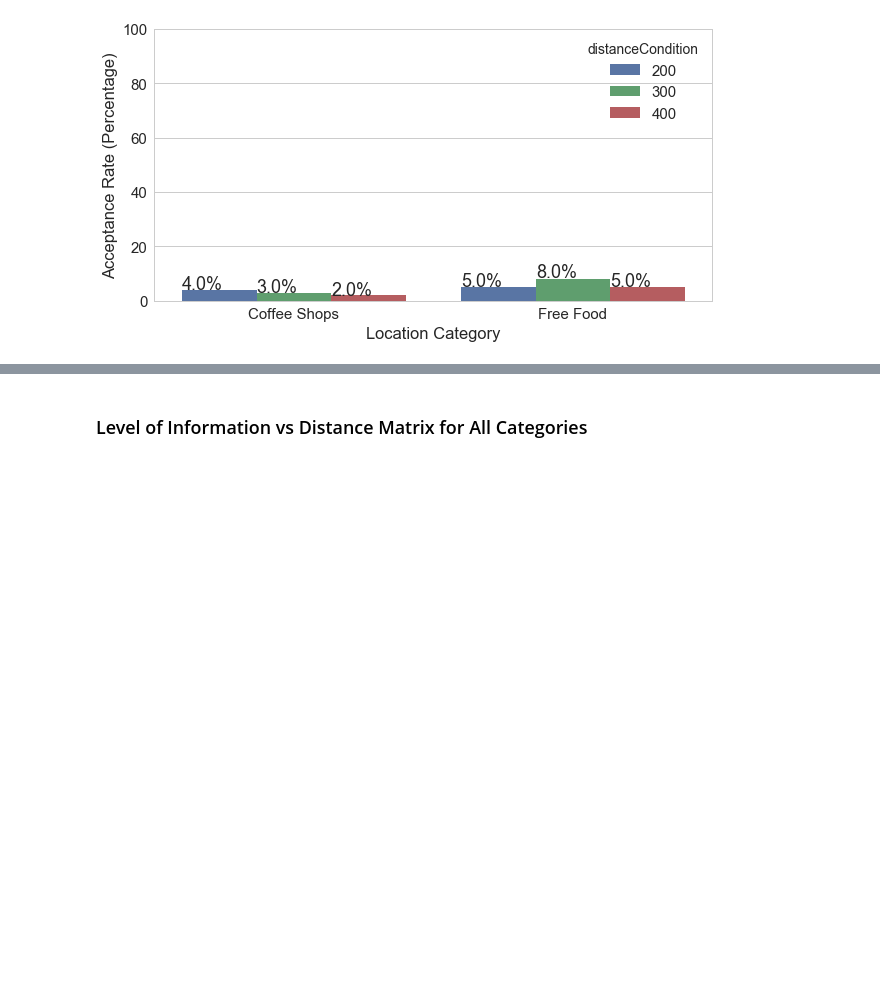
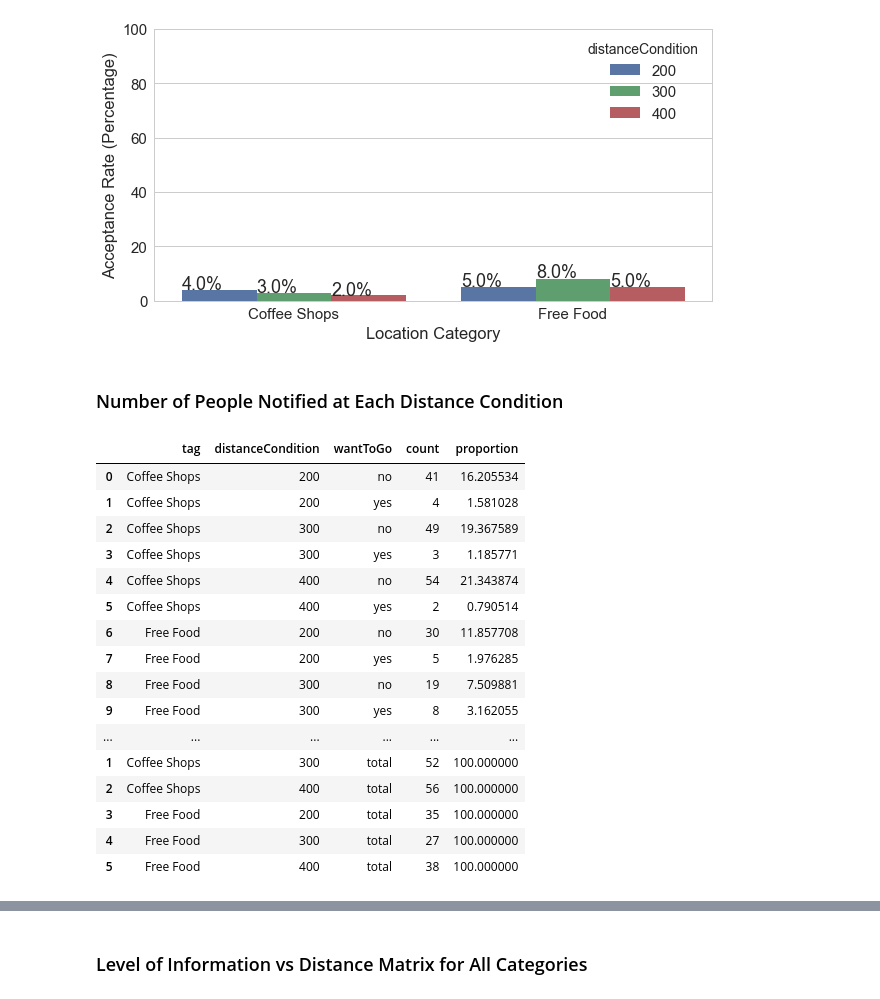
Before and after one commit to NUDelta/les-study-analysis, a Jupyter notebook: expand-exploit-study-analysis.ipynb, the cells around one changed output, grey strips where cells are left out. Cells and saved outputs as stored; diff of their text form; code cells hidden in the pictures; blank space fills up the shorter version.

```diff
--- a/expand-exploit-study-analysis.ipynb
+++ b/expand-exploit-study-analysis.ipynb
@@ -497,3 +548,47 @@ for p in acceptance_cat_dist_bar.patches:
     acceptance_cat_dist_bar.annotate('{}%'.format(p.get_height()), (p.get_x() * 1.001, p.get_height() * 1.1))
 # %% [output]
 [figure]
+# %% [markdown]
+### Number of People Notified at Each Distance Condition
+# %%
+notify_cat_dist_bar_data = deepcopy(acceptance_by_cat_distance)
+notify_cat_dist_bar_data.replace({'tag': {'coffeeshops': 'Coffee Shops', 'food': 'Free Food'}}, inplace=True)
+notify_cat_dist_bar_data['count'] = round(notify_cat_dist_bar_data['count'], 2)
+
+notify_cat_dist_bar_data['tag-dist'] = notify_cat_dist_bar_data['tag'] + '-' + notify_cat_dist_bar_data['distanceCondition']
+
+total_data = []
+for location_condition in list(notify_cat_dist_bar_data['tag-dist'].unique()):
+    tag, distance = location_condition.split('-')
+    sum_count = notify_cat_dist_bar_data[notify_cat_dist_bar_data['tag-dist'] == location_condition]['count'].sum()
+    new_data = {
+        'tag': tag,
+        'distanceCondition': distance,
+        'wantToGo': 'total',
+        'count': sum_count,
+        'proportion': 100.0
+    }
+
+    total_data.append(new_data)
+
+notify_cat_dist_bar_data = notify_cat_dist_bar_data.append(total_data)
+del notify_cat_dist_bar_data['tag-dist']
+notify_cat_dist_bar_data
+# %% [output]
+|  | tag | distanceCondition | wantToGo | count | proportion |
+| 0 | Coffee Shops | 200 | no | 41 | 16.205534 |
+| 1 | Coffee Shops | 200 | yes | 4 | 1.581028 |
+| 2 | Coffee Shops | 300 | no | 49 | 19.367589 |
+| 3 | Coffee Shops | 300 | yes | 3 | 1.185771 |
+| 4 | Coffee Shops | 400 | no | 54 | 21.343874 |
+| 5 | Coffee Shops | 400 | yes | 2 | 0.790514 |
+| 6 | Free Food | 200 | no | 30 | 11.857708 |
+| 7 | Free Food | 200 | yes | 5 | 1.976285 |
+| 8 | Free Food | 300 | no | 19 | 7.509881 |
+| 9 | Free Food | 300 | yes | 8 | 3.162055 |
+| ... | ... | ... | ... | ... | ... |
+| 1 | Coffee Shops | 300 | total | 52 | 100.000000 |
+| 2 | Coffee Shops | 400 | total | 56 | 100.000000 |
+| 3 | Free Food | 200 | total | 35 | 100.000000 |
+| 4 | Free Food | 300 | total | 27 | 100.000000 |
+| 5 | Free Food | 400 | total | 38 | 100.000000 |
```
Also changed, not shown: parts of 8 cells of this notebook.
